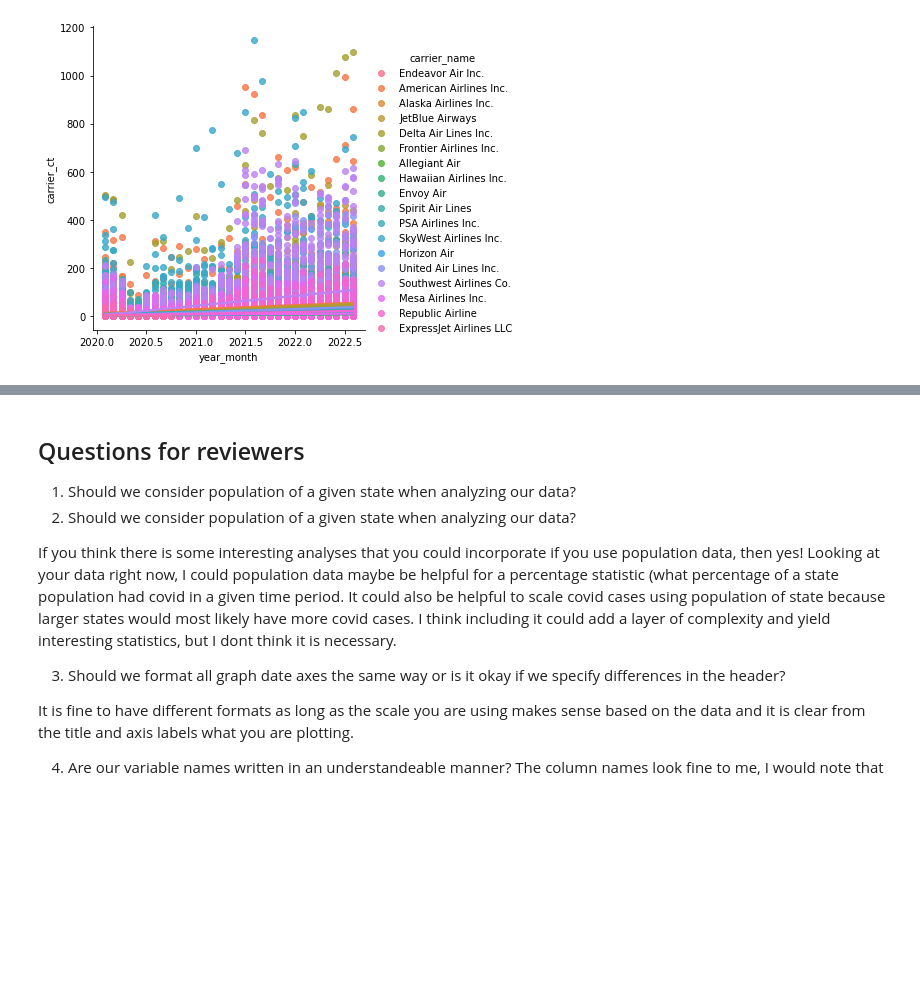
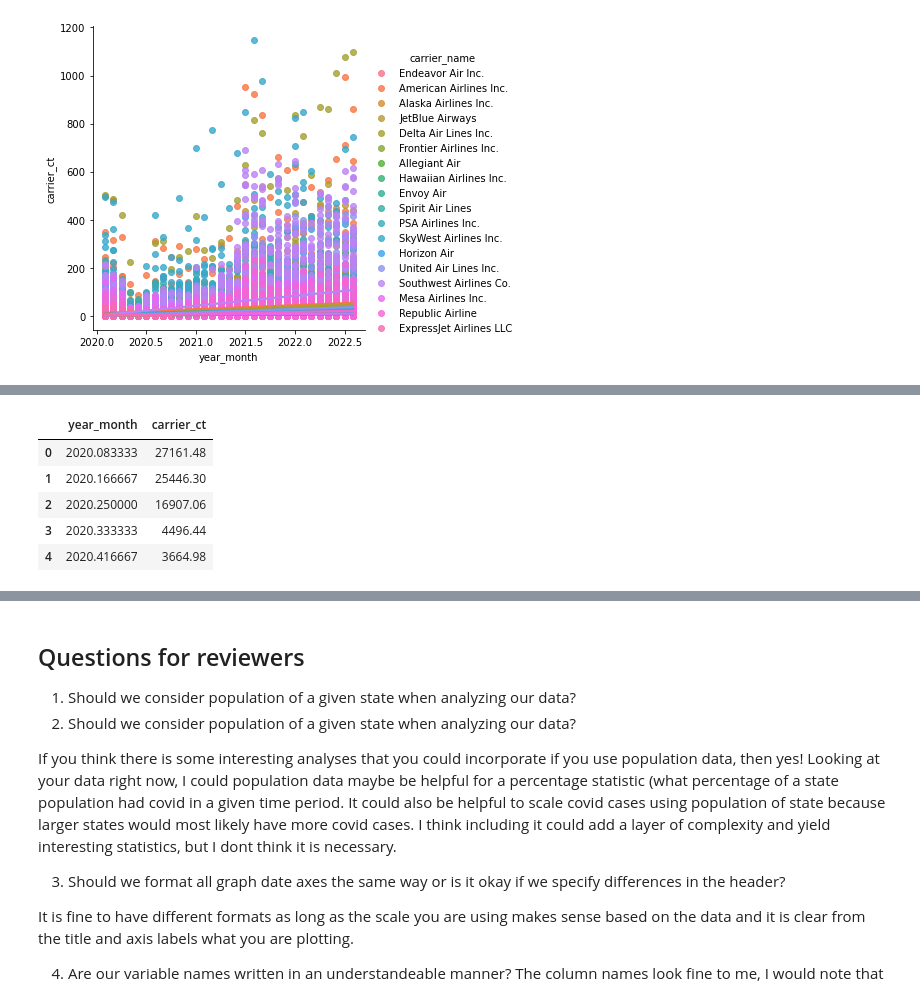
Before and after one commit to maddiklancher/2950Project, a Jupyter notebook: project2950-phase4.ipynb, the cells around one changed output, grey strips where cells are left out. Drawn from its saved outputs; the diff is of its cells as text; code cells hidden in the pictures; blank space fills up the shorter version.

```diff
--- a/project2950-phase4.ipynb
+++ b/project2950-phase4.ipynb
@@ -571,0 +577,9 @@ seaborn.lmplot(x='year_month', y='carrier_ct', data=df_covid_flight, hue = 'carr
+# %%
+df_carrier_delay.head()
+# %% [output]
+|  | year_month | carrier_ct |
+| 0 | 2020.083333 | 27161.48 |
+| 1 | 2020.166667 | 25446.30 |
+| 2 | 2020.250000 | 16907.06 |
+| 3 | 2020.333333 | 4496.44 |
+| 4 | 2020.416667 | 3664.98 |
```
Also changed, not shown: parts of 7 cells of this notebook.
